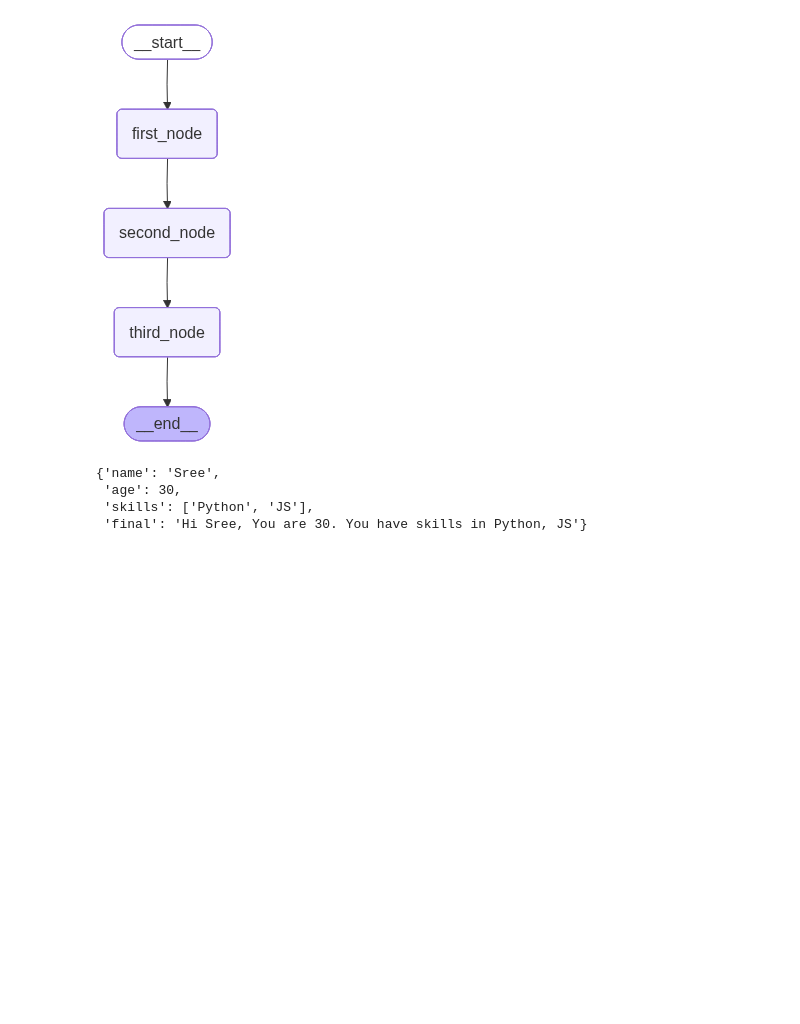
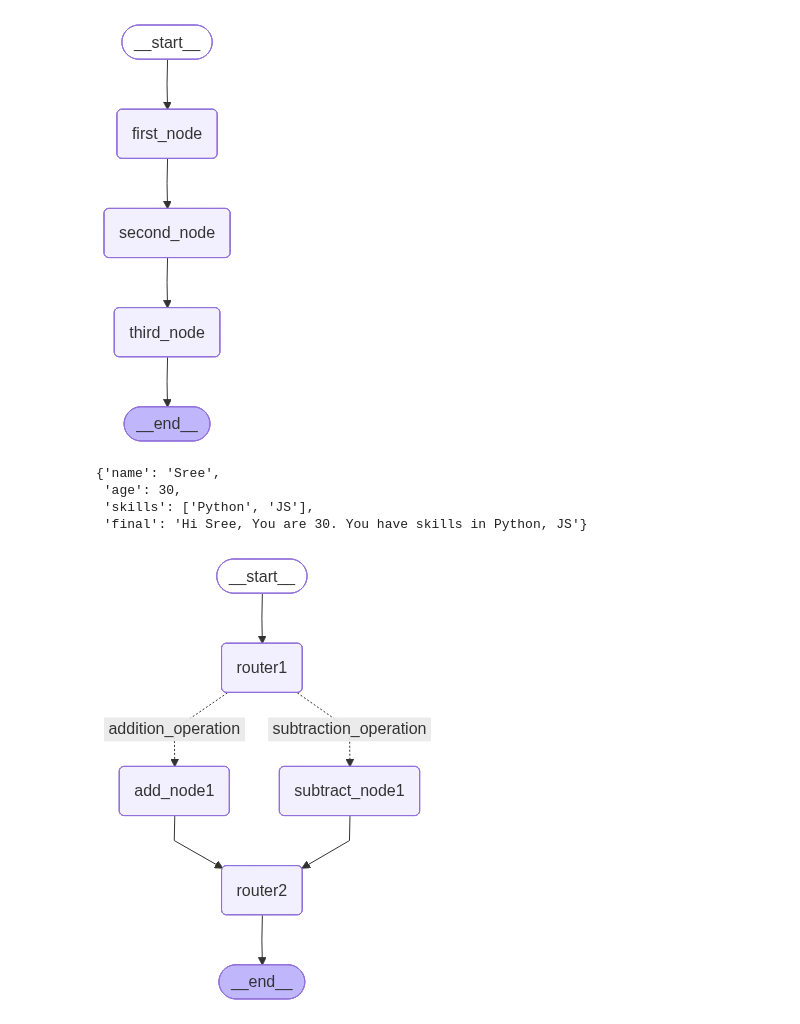
Before and after one commit to R-One-MK2/learning-python-mk2, a Jupyter notebook: langraph_tutorial.ipynb, the cells around one changed output. Cells and saved outputs as stored; diff of their text form; code cells hidden in the pictures; blank space fills up the shorter version.

```diff
--- a/langraph_tutorial.ipynb
+++ b/langraph_tutorial.ipynb
@@ -100,3 +100,87 @@ result
  'age': 30,
  'skills': ['Python', 'JS'],
  'final': 'Hi Sree, You are 30. You have skills in Python, JS'}
+# %%
+class AgentState4(TypedDict):
+    number1: int
+    number2: int
+    number3: int
+    number5: int
+    operation1: str
+    operation2: str
+    finalNumber: int
+
+
+def adder1(state: AgentState4) -> AgentState4:
+    """Adds 2 Numbers"""
+
+    state["finalNumber"] = state["number1"] + state["number2"]
+    return state
+
+
+def subtracter1(state: AgentState4) -> AgentState4:
+    """Subtract 2 Numbers"""
+
+    state["finalNumber"] = state["number1"] - state["number2"]
+    return state
+
+
+def adder2(state: AgentState4) -> AgentState4:
+    """Adds 2 Numbers"""
+
+    state["finalNumber"] = state["number1"] + state["number2"]
+    return state
+
+
+def subtracter2(state: AgentState4) -> AgentState4:
+    """Subtract 2 Numbers"""
+
+    state["finalNumber"] = state["number1"] - state["number2"]
+    return state
+
+
+def decide_next_operation1(state: AgentState4) -> AgentState4:
+    """This code will decide the next phase"""
+    if state["operation1"] == "+":
+        return "addition_operation"
+    elif state["operation1"] == "-":
+        return "subtraction_operation"
+
+
+def decide_next_operation2(state: AgentState4) -> AgentState4:
+    """This code will decide the next phase"""
+    if state["operation1"] == "+":
+        return "addition_operation"
+    elif state["operation1"] == "-":
+        return "subtraction_operation"
+
+
+graph_4 = StateGraph(AgentState4)
+
+graph_4.add_node("add_node1", adder1)
+graph_4.add_node("subtract_node1", subtracter1)
+graph_4.add_node("add_node2", adder2)
+graph_4.add_node("subtract_node2", subtracter2)
+graph_4.add_node("router1", lambda state: state)
+graph_4.add_node("router2", lambda state: state)
+
+graph_4.add_edge(START, "router1")
+graph_4.add_conditional_edges(
+    "router1",
+    decide_next_operation1,
+    {"addition_operation": "add_node1", "subtraction_operation": "subtract_node1"},
+)
+graph_4.add_conditional_edges(
+    "router2",
+    decide_next_operation2,
+    {"addition_operation": "add_node2", "subtraction_operation": "subtract_node2"},
+)
+
+graph_4.add_edge("add_node1", "router2")
+graph_4.add_edge("subtract_node1", "router2")
+graph_4.compile()
+
+app_4 = graph_4.compile()
+display(Image(app_4.get_graph().draw_mermaid_png()))
+# %% [output]
+[figure, added]
```
Also changed, not shown: parts of 2 cells of this notebook.
